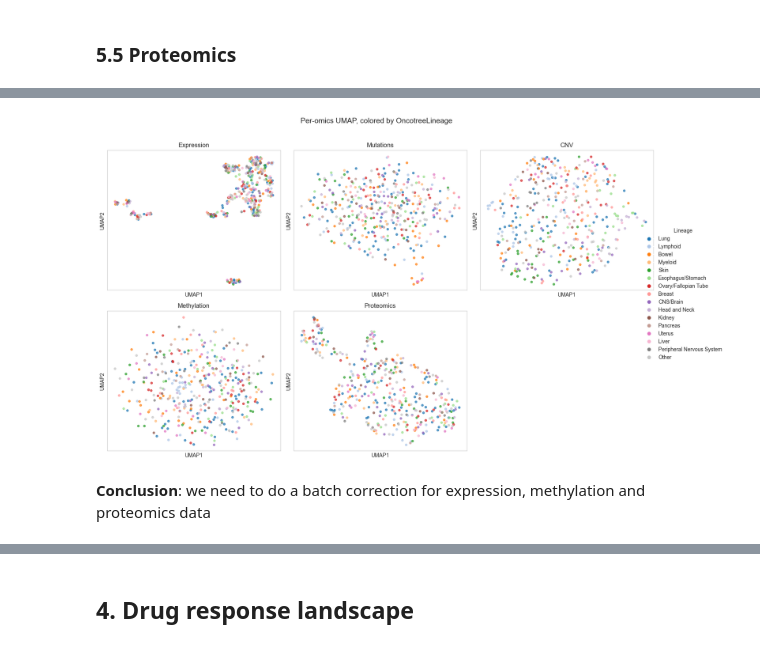
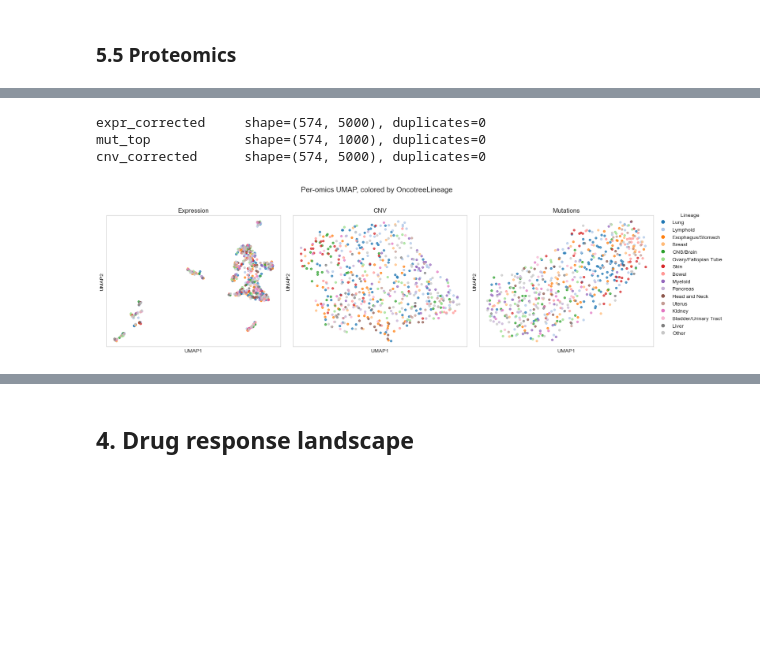
Before and after one commit to Hrishikesh332/Multi-Omics-Mechanism-Modelling-AAC, a Jupyter notebook: 01_data_prep_eda.ipynb, the cells around one changed output, grey strips where cells are left out. Saved outputs shown, nothing was run; the diff lists cells and outputs as text; code cells hidden in the pictures; blank space fills up the shorter version.

Commit message:
cleaned the first notebook

```diff
--- a/01_data_prep_eda.ipynb
+++ b/01_data_prep_eda.ipynb
@@ -1021,8 +744,15 @@ We process each layer separately: we convert it to a wide format (cell × featur
 # %%
 expr_clean = expr.loc[expr.index.isin(PRIMARY_CELLS)].copy()
 print(f"Expression subset: {expr_clean.shape}")
-print(f"  NaN fraction: {expr_clean.isna().mean().mean():.2%}")
-# Drop genes with any NaN (RNA-seq is dense so usually 0)
+print(f"NaN fraction: {expr_clean.isna().mean().mean():.2%}")
 expr_clean = expr_clean.dropna(axis=1, how="any")
-print(f"  After dropping NaN columns: {expr_clean.shape}")
+print(f"After dropping NaN columns: {expr_clean.shape}")
+
+# Remove genes with virtually zero expression.
+MIN_TPM_LOG  = 0.5   # log2(TPM+1) > 0.5 -> TPM > 0.41
+MIN_FRACTION = 0.20  # expressed in at least 20% of cells
+expressed_mask = (expr_clean > MIN_TPM_LOG).mean(axis=0) >= MIN_FRACTION
+n_before = expr_clean.shape[1]
+expr_clean = expr_clean.loc[:, expressed_mask]
+print(f"After low-expression filter: {n_before} -> {expr_clean.shape[1]} genes")
 # %% [output]
@@ -1356,8 +1099,0 @@ if INCLUDE_PROTEOMICS:
-# %%
-for name, df in [("expr_std", expr_std), ("mut_top", mut_top),
-                 ("cnv_std", cnv_std), ("meth_std", meth_std)]:
-    dup = df.index.duplicated().sum()
-    print(f"{name:<12} shape={df.shape}, duplicates={dup}")
-if INCLUDE_PROTEOMICS:
-    dup = prot_std.index.duplicated().sum()
-    print(f"prot_std     shape={prot_std.shape}, duplicates={dup}")
@@ -1370,37 +1158,51 @@ prot_std     shape=(389, 3000), duplicates=0
+# %%
+# Check for duplicates only in active layers.
+active_layers = [
+    ("expr_corrected", expr_corrected),
+    ("mut_top", mut_top),
+    ("cnv_corrected",  cnv_corrected),
+]
+if INCLUDE_METHYLATION and meth_corrected is not None:
+    active_layers.append(("meth_corrected", meth_corrected))
+if INCLUDE_PROTEOMICS and prot_corrected is not None:
+    active_layers.append(("prot_corrected", prot_corrected))
+
+for name, df in active_layers:
+    dup = df.index.duplicated().sum()
+    print(f"{name:<18} shape={df.shape}, duplicates={dup}")
+# %% [output]
+expr_corrected     shape=(574, 5000), duplicates=0
+mut_top            shape=(574, 1000), duplicates=0
+cnv_corrected      shape=(574, 5000), duplicates=0
 # %%
-# Plot UMAPs side by side
+# Plot UMAPs
 n_layers = len(embeddings)
 n_cols = 3
 n_rows = (n_layers + n_cols - 1) // n_cols
 fig, axes = plt.subplots(n_rows, n_cols, figsize=(5 * n_cols, 4.5 * n_rows))
 axes = axes.flatten() if n_layers > 1 else [axes]
 
 palette = sns.color_palette("tab20", n_colors=len(top_lineages) + 1)
 color_map = dict(zip(list(top_lineages) + ["Other"], palette))
 
 for ax, (name, emb) in zip(axes, embeddings.items()):
     for lin in list(top_lineages) + ["Other"]:
         mask = (lineage_plot == lin).values
         ax.scatter(emb[mask, 0], emb[mask, 1], s=15, alpha=0.7,
                    color=color_map[lin], label=lin if name == "Expression" else None)
     ax.set_title(name)
     ax.set_xlabel("UMAP1")
     ax.set_ylabel("UMAP2")
     ax.set_xticks([]); ax.set_yticks([])
 
 for ax in axes[len(embeddings):]:
     ax.axis("off")
 
-# Legend on the figure
-handles = [plt.Line2D([0],[0], marker='o', color='w',
-                       markerfacecolor=color_map[l], markersize=8, label=l)
+handles = [plt.Line2D([0],[0], marker='o', color='w', markerfacecolor=color_map[l], markersize=8, label=l)
            for l in list(top_lineages) + ["Other"]]
-fig.legend(handles=handles, loc='center right', bbox_to_anchor=(1.12, 0.5),
-           title="Lineage", frameon=False)
+fig.legend(handles=handles, loc='center right', bbox_to_anchor=(1.12, 0.5), title="Lineage", frameon=False)
 plt.suptitle("Per-omics UMAP, colored by OncotreeLineage", y=1.02, fontsize=14)
 plt.tight_layout()
 plt.show()
 # %% [output]
-[figure, old version]
+[figure, new version]
-# %% [markdown]
-**Conclusion**: we need to do a batch correction for expression, methylation and proteomics data
```
Also changed, not shown: parts of 97 cells of this notebook, 3 other files.
